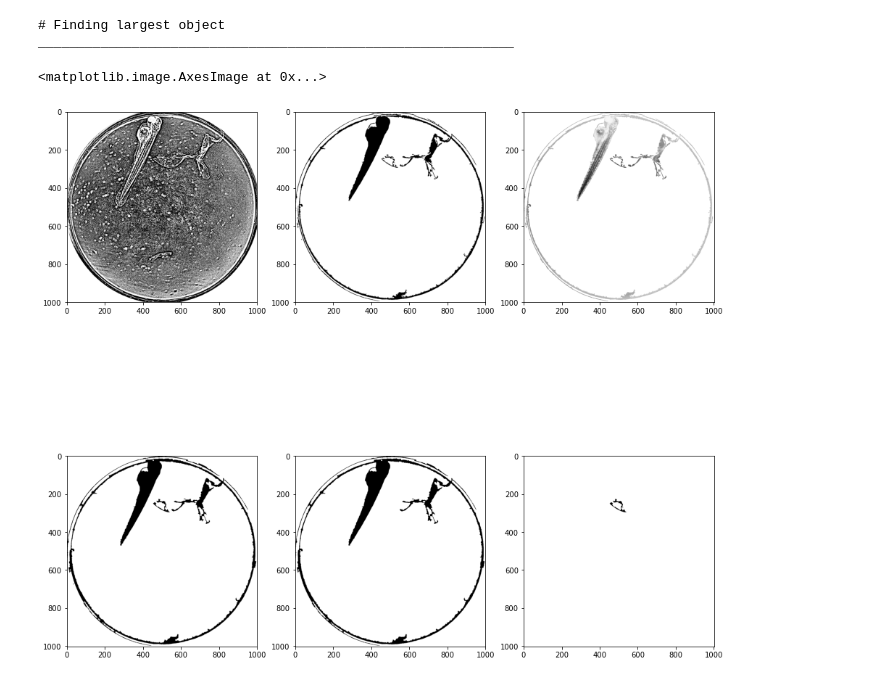
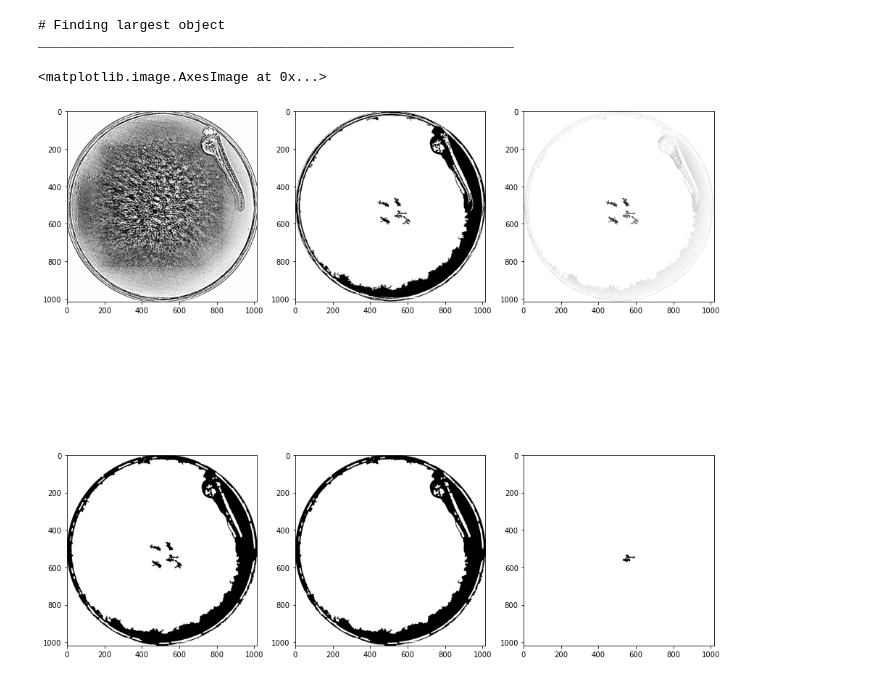
Before and after one commit to gimesia/zebrafisher, a Jupyter notebook: __jupyter__/new_find_fish.ipynb, the cells around one changed output. Cells and saved outputs as stored; diff of their text form; code cells hidden in the pictures.

```diff
--- a/__jupyter__/new_find_fish.ipynb
+++ b/__jupyter__/new_find_fish.ipynb
@@ -14,11 +15,10 @@ from src.utils import keep_largest_object
 from src.utils import keep_second_largest_object
 from src.well.find_well_props import find_well_props
 # %%
-input_img = InputImage("zf10.czi")
+input_img = InputImage("zf21.czi")
 input_img.processed = normalize_0_255(input_img.processed)
 input_img.processed = np.uint8(input_img.processed)
 input_img = find_well_props(input_img)
-
 
 fig, ax = plt.subplots(nrows=2, ncols=2, figsize=(16, 16))
 ax = ax.ravel()
@@ -50,23 +50,37 @@ _____________________________________________________________
 # %%
+from skimage.morphology import binary_dilation, square
+from skimage.exposure import rescale_intensity
+from skimage.filters.ridges import frangi, meijering
+
 masked = input_img.well_props.mask.cropped_masked
 
 unsharp_ = unsharp_mask(equalize_adapthist(masked), amount=40, radius=3)
-th_ = remove_small_holes(remove_small_objects(unsharp_ < 0.25, min_size=unsharp_.size * 0.0005),
-                         area_threshold=unsharp_.size * 0.01) * input_img.well_props.mask.cropped
+th = unsharp_ < 0.20
+
+min_object_size = unsharp_.size * 0.0005
+rso = remove_small_objects(th, min_size=min_object_size)
+
+min_hole_size = unsharp_.size * 0.001
+rsh = remove_small_holes(rso, area_threshold=min_hole_size)
+
+th_ = rsh * input_img.well_props.mask.cropped
 
 ope = binary_opening(th_, disk(3))
 ope = binary_closing(th_, disk(3))
 
+klo = keep_largest_object(ope)
+klso = keep_second_largest_object(ope)
+
 fig, ax = plt.subplots(nrows=2, ncols=3, figsize=(16, 16))
 ax = ax.ravel()
-ax[0].imshow(unsharp_, 'binary')
+ax[0].imshow((unsharp_), 'binary')
 ax[1].imshow(th_, 'binary')
 ax[2].imshow(th_ * masked, 'binary')
 ax[3].imshow(ope, 'binary')
-ax[4].imshow(keep_largest_object(ope), 'binary')
-ax[5].imshow(keep_second_largest_object(ope), 'binary')
+ax[4].imshow(klo, 'binary')
+ax[5].imshow(klso, 'binary')
 # %% [output]
 # Finding largest object
 _____________________________________________________________
 <matplotlib.image.AxesImage at 0x...>
-[figure, old version]
+[figure, new version]
```
Also changed, not shown: parts of 3 cells of this notebook.
